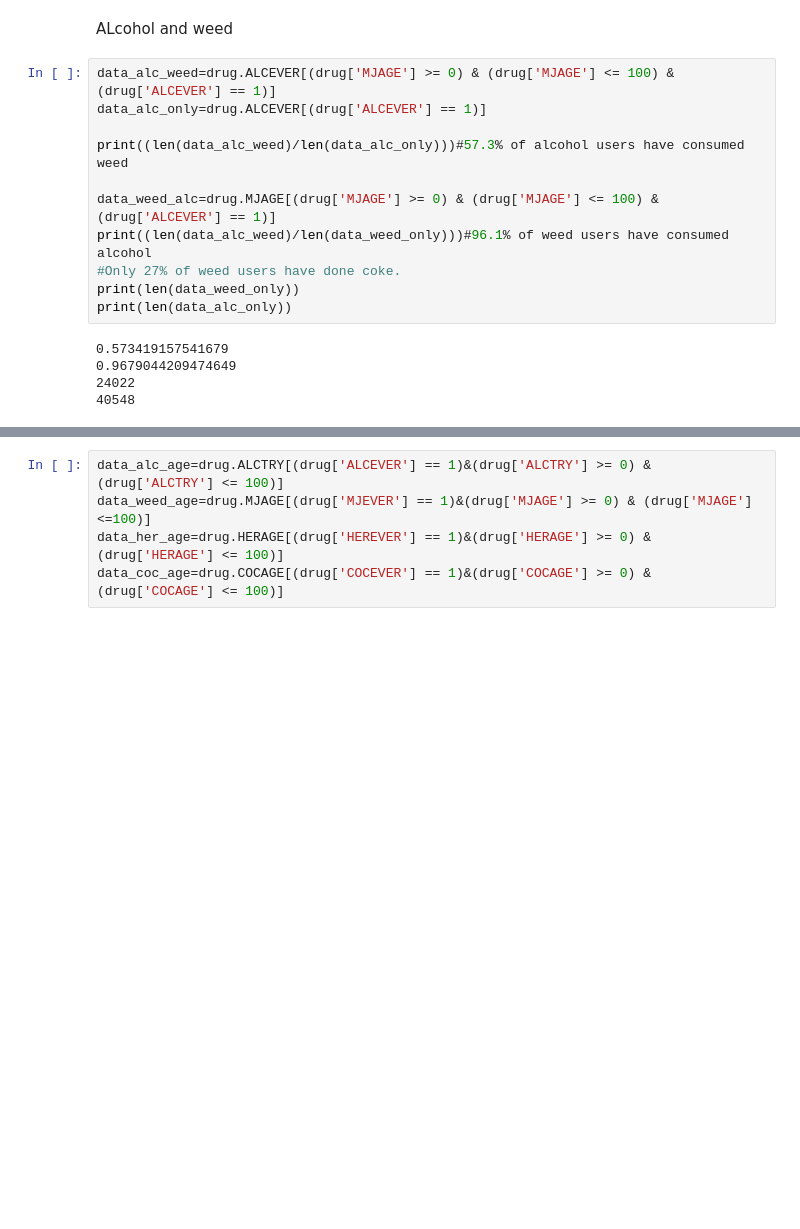
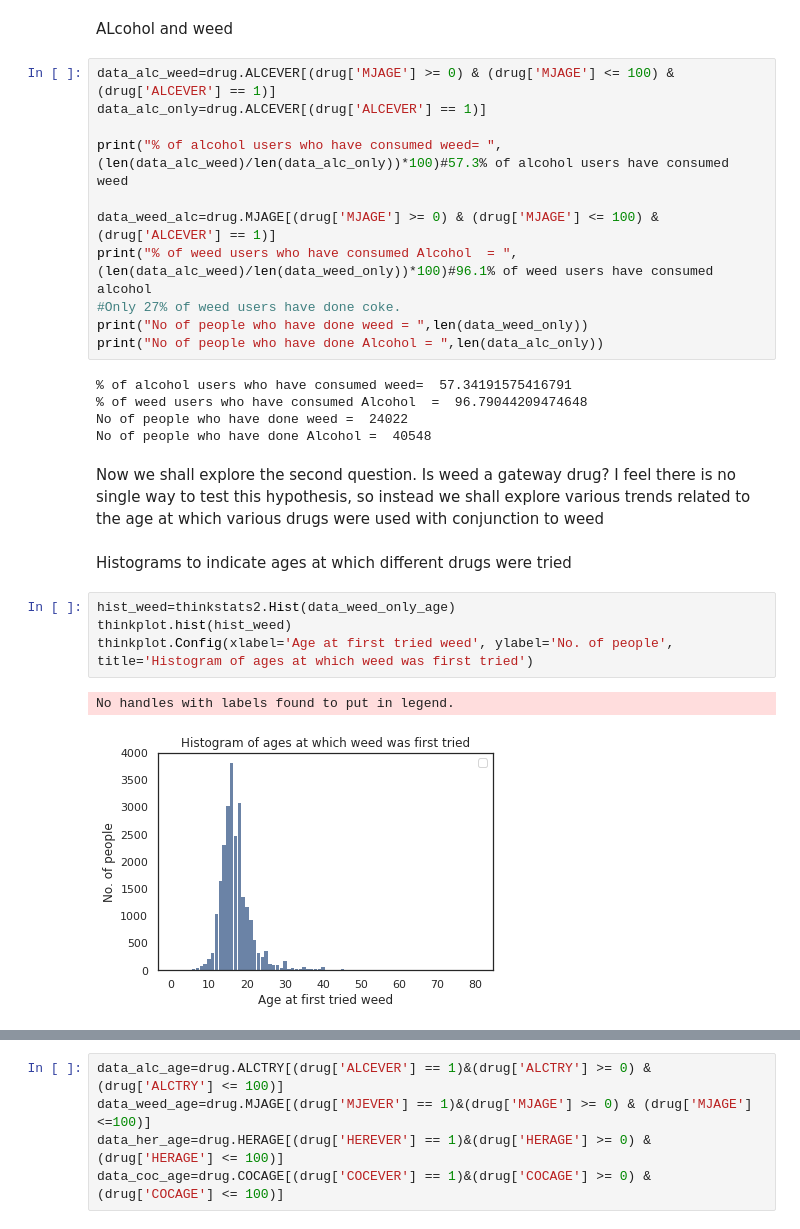
Before and after one commit to ssreekanth2000/project_1, a Jupyter notebook: Drug abuse project.ipynb, the cells around one changed output, grey strips where cells are left out. Drawn from its saved outputs; the diff is of its cells as text; blank space fills up the shorter version.

```diff
--- a/Drug abuse project.ipynb
+++ b/Drug abuse project.ipynb
@@ -135,15 +135,26 @@ ALcohol and weed
 data_alc_weed=drug.ALCEVER[(drug['MJAGE'] >= 0) & (drug['MJAGE'] <= 100) & (drug['ALCEVER'] == 1)]
 data_alc_only=drug.ALCEVER[(drug['ALCEVER'] == 1)]
 
-print((len(data_alc_weed)/len(data_alc_only)))#57.3% of alcohol users have consumed weed
+print("% of alcohol users who have consumed weed= ",(len(data_alc_weed)/len(data_alc_only))*100)#57.3% of alcohol users have consumed weed
 
 data_weed_alc=drug.MJAGE[(drug['MJAGE'] >= 0) & (drug['MJAGE'] <= 100) & (drug['ALCEVER'] == 1)]
-print((len(data_alc_weed)/len(data_weed_only)))#96.1% of weed users have consumed alcohol
+print("% of weed users who have consumed Alcohol  = ",(len(data_alc_weed)/len(data_weed_only))*100)#96.1% of weed users have consumed alcohol
 #Only 27% of weed users have done coke.
-print(len(data_weed_only))
-print(len(data_alc_only))
+print("No of people who have done weed = ",len(data_weed_only))
+print("No of people who have done Alcohol = ",len(data_alc_only))
 # %% [output]
-0.573419157541679
-0.9679044209474649
-24022
-40548
+% of alcohol users who have consumed weed=  57.34191575416791
+% of weed users who have consumed Alcohol  =  96.79044209474648
+No of people who have done weed =  24022
+No of people who have done Alcohol =  40548
+# %% [markdown]
+Now we shall explore the second question. Is weed a gateway drug? I feel there is no single way to test this hypothesis, so instead we shall explore various trends related to the age at which various drugs were used with conjunction to weed
+# %% [markdown]
+Histograms to indicate ages at which different drugs were tried
+# %%
+hist_weed=thinkstats2.Hist(data_weed_only_age)
+thinkplot.hist(hist_weed)
+thinkplot.Config(xlabel='Age at first tried weed', ylabel='No. of people', title='Histogram of ages at which weed was first tried')
+# %% [output]
+No handles with labels found to put in legend.
+[figure, added]
```
Also changed, not shown: parts of 25 cells of this notebook.
